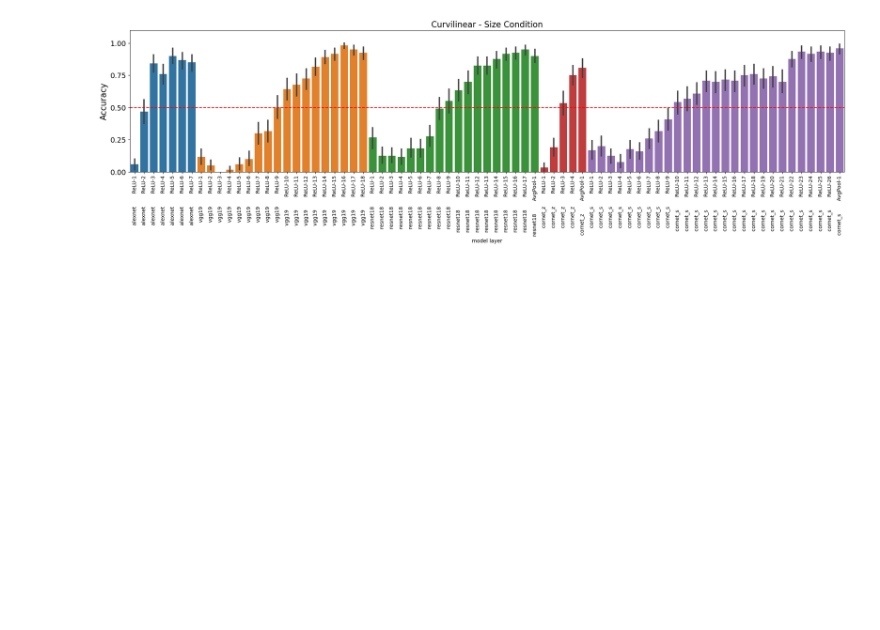
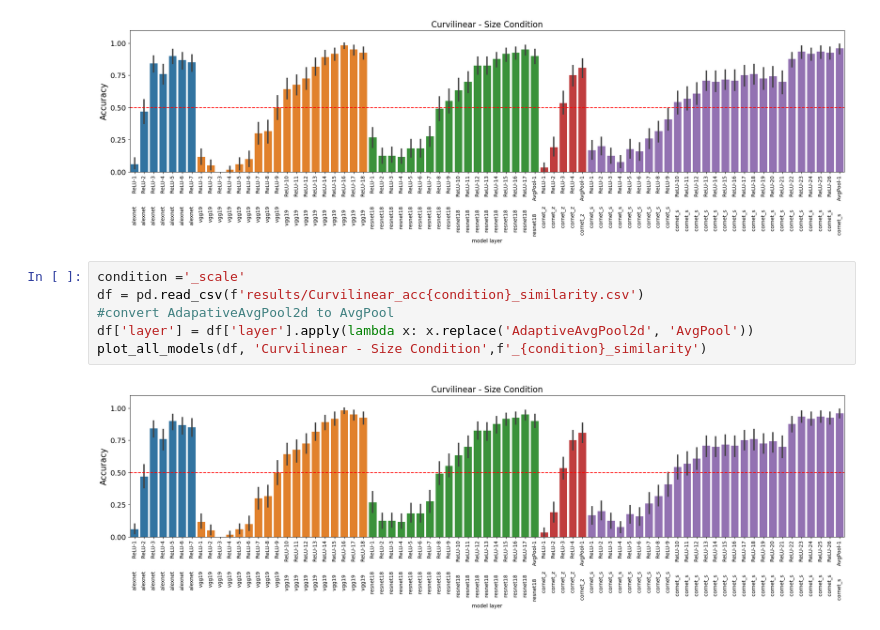
Before and after one commit to vayzenb/goodale-milner-dnns, a Jupyter notebook: similarity_discrimination.ipynb, the cells around one changed output. Saved outputs shown, nothing was run; the diff lists cells and outputs as text; blank space fills up the shorter version.

Commit message:
figures

```diff
--- a/similarity_discrimination.ipynb
+++ b/similarity_discrimination.ipynb
@@ -313,3 +313,11 @@ plot_all_models(df, 'Curvilinear - Size Condition',f'_{condition}_similarity')
 [figure]
 [figure]
 [figure]
+# %%
+condition ='_scale'
+df = pd.read_csv(f'results/Curvilinear_acc{condition}_similarity.csv')
+#convert AdapativeAvgPool2d to AvgPool
+df['layer'] = df['layer'].apply(lambda x: x.replace('AdaptiveAvgPool2d', 'AvgPool'))
+plot_all_models(df, 'Curvilinear - Size Condition',f'_{condition}_similarity')
+# %% [output]
+[figure, added]
```
Also changed, not shown: 5 other files.
